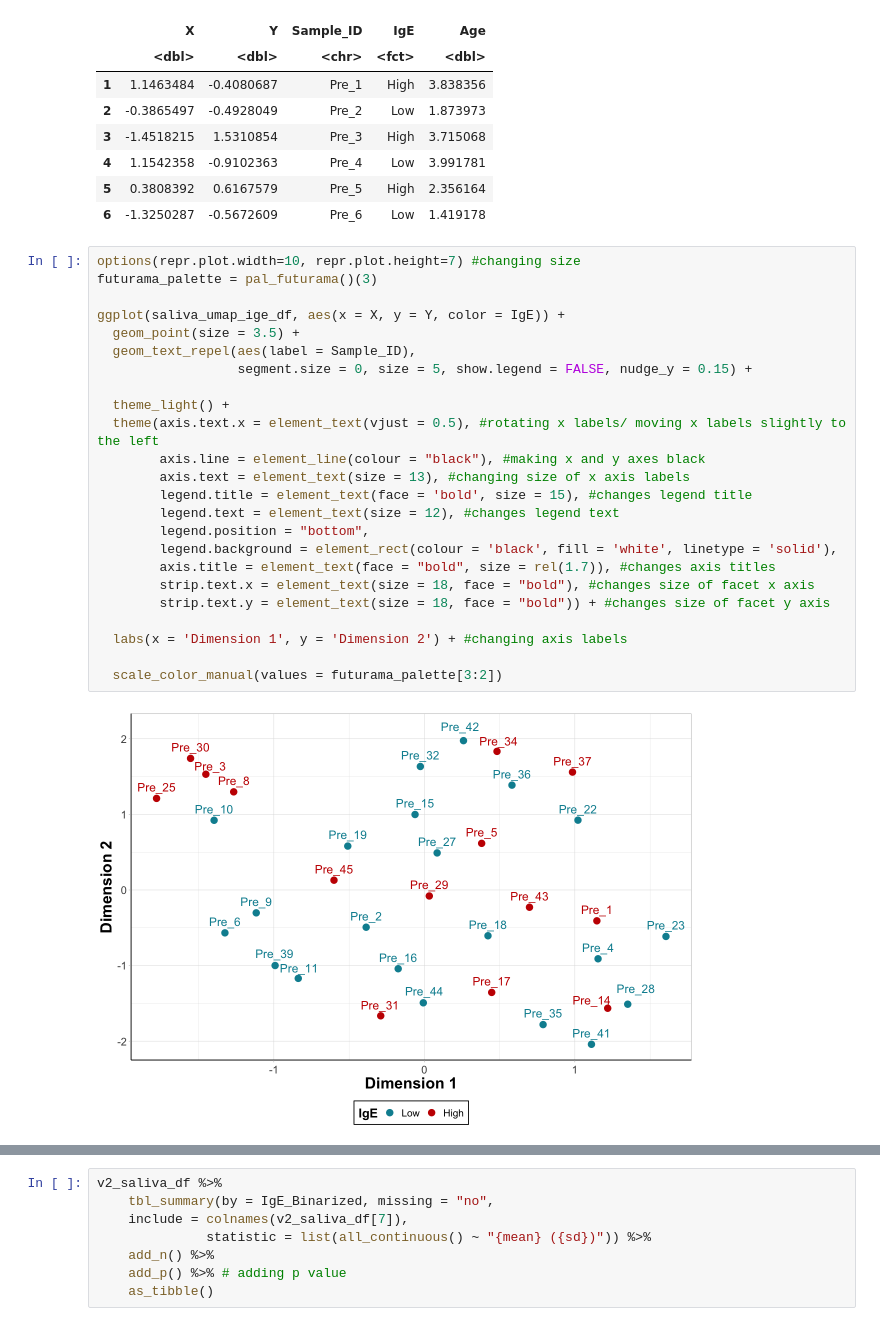
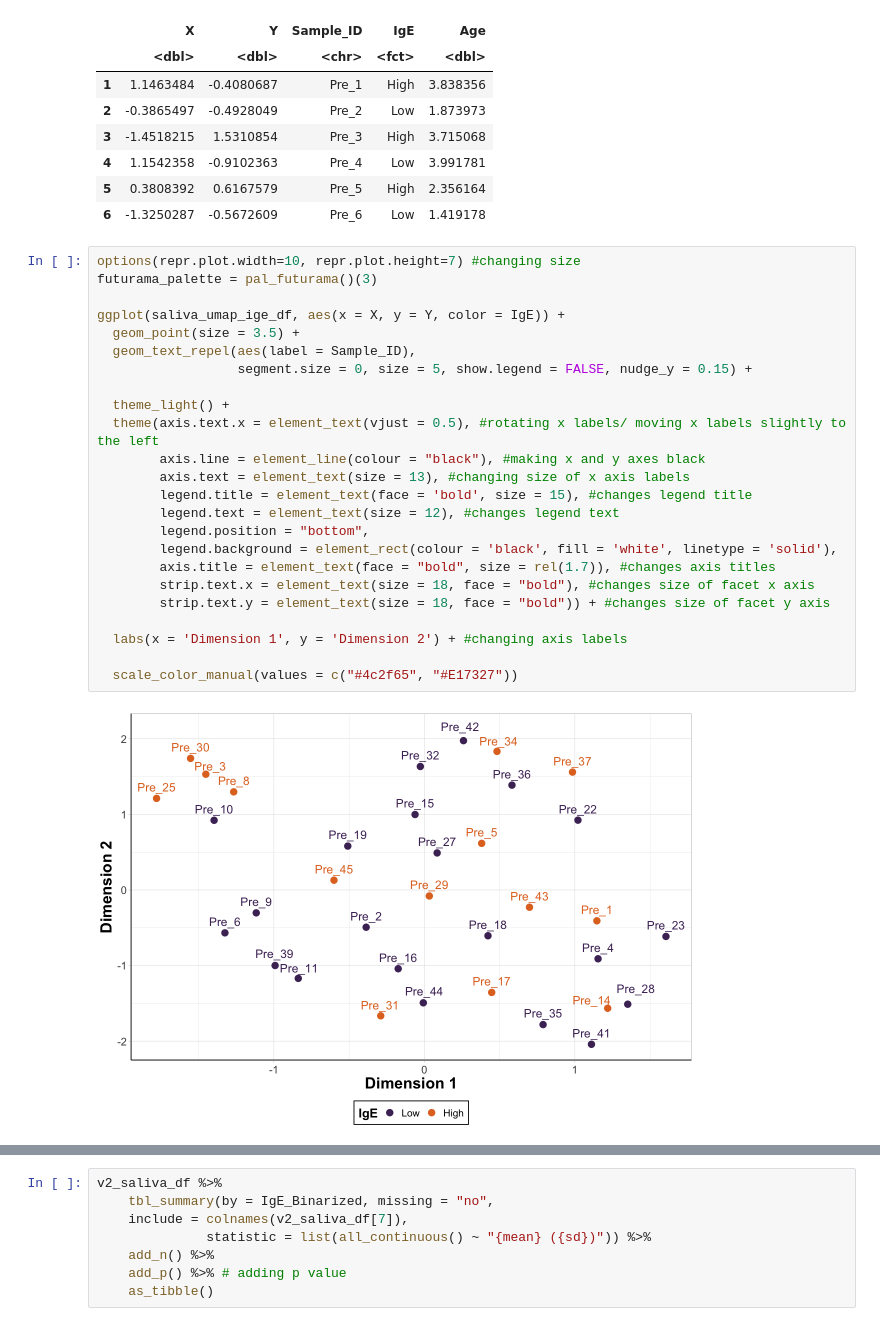
Before and after one commit to Ragerlab/P1013.-Microbiome-Peanut-Allergy, a Jupyter notebook: 5. Cluster Analyses/Cluster Analyses.ipynb, the cells around one changed output, grey strips where cells are left out. Drawn from its saved outputs; the diff is of its cells as text.

```diff
--- a/5. Cluster Analyses/Cluster Analyses.ipynb
+++ b/5. Cluster Analyses/Cluster Analyses.ipynb
@@ -302,29 +225,29 @@ A data.frame: 6 × 5
 # %%
 options(repr.plot.width=10, repr.plot.height=7) #changing size
 futurama_palette = pal_futurama()(3)
 
 ggplot(saliva_umap_ige_df, aes(x = X, y = Y, color = IgE)) +
   geom_point(size = 3.5) +
   geom_text_repel(aes(label = Sample_ID),
                   segment.size = 0, size = 5, show.legend = FALSE, nudge_y = 0.15) +
 
   theme_light() +
   theme(axis.text.x = element_text(vjust = 0.5), #rotating x labels/ moving x labels slightly to the left
         axis.line = element_line(colour = "black"), #making x and y axes black
         axis.text = element_text(size = 13), #changing size of x axis labels
         legend.title = element_text(face = 'bold', size = 15), #changes legend title
         legend.text = element_text(size = 12), #changes legend text
         legend.position = "bottom",
         legend.background = element_rect(colour = 'black', fill = 'white', linetype = 'solid'),
         axis.title = element_text(face = "bold", size = rel(1.7)), #changes axis titles
         strip.text.x = element_text(size = 18, face = "bold"), #changes size of facet x axis
         strip.text.y = element_text(size = 18, face = "bold")) + #changes size of facet y axis
 
   labs(x = 'Dimension 1', y = 'Dimension 2') + #changing axis labels
 
-  scale_color_manual(values = futurama_palette[3:2])
+  scale_color_manual(values = c("#4c2f65", "#E17327"))
 # %% [output]
-[figure, old version]
+[figure, new version]
 # %%
 ggplot(stool_umap_ige_df, aes(x = X, y = Y, color = IgE)) +
   geom_point(size = 3.5) +
```
Also changed, not shown: parts of 19 cells of this notebook.
